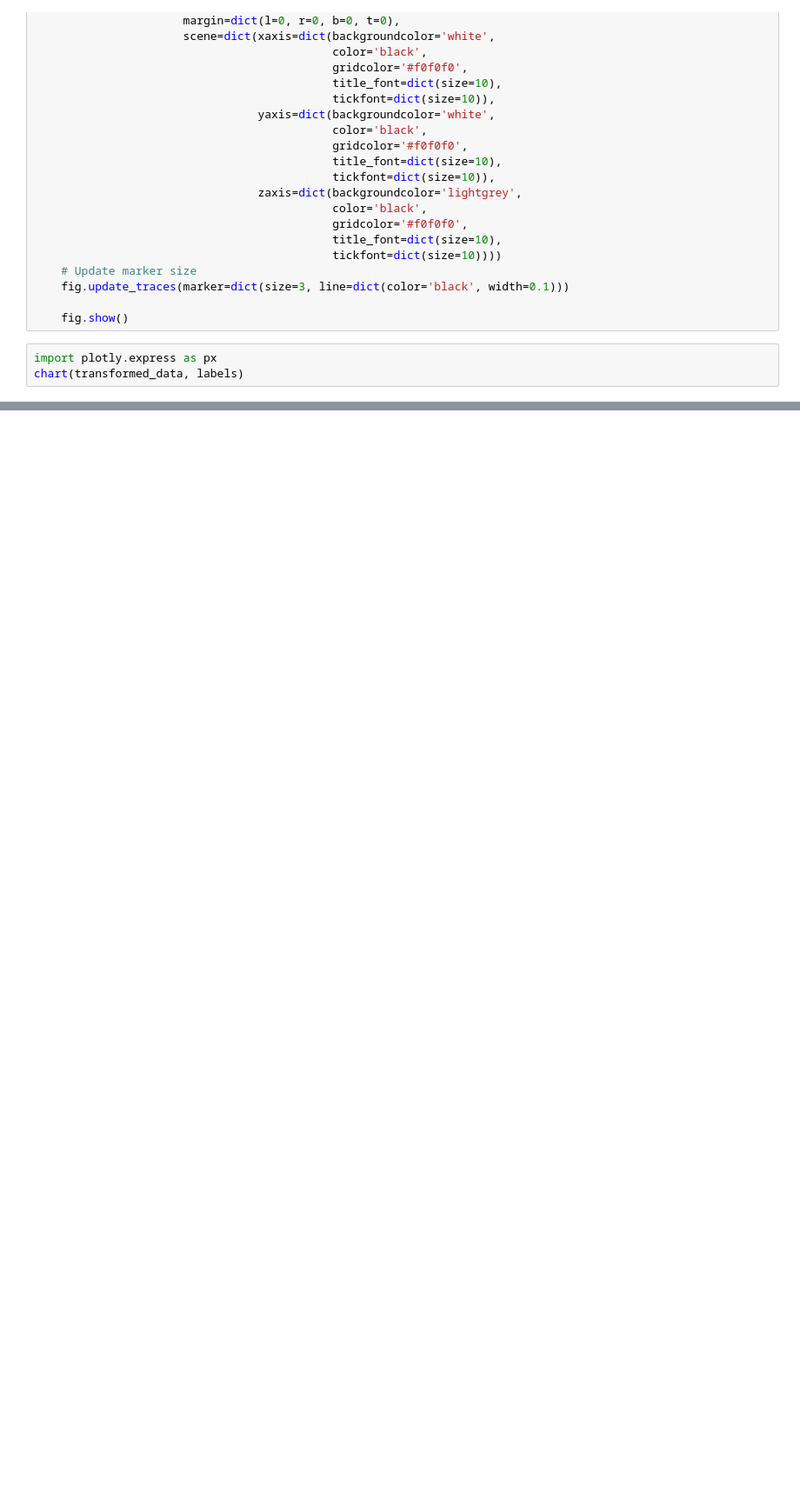
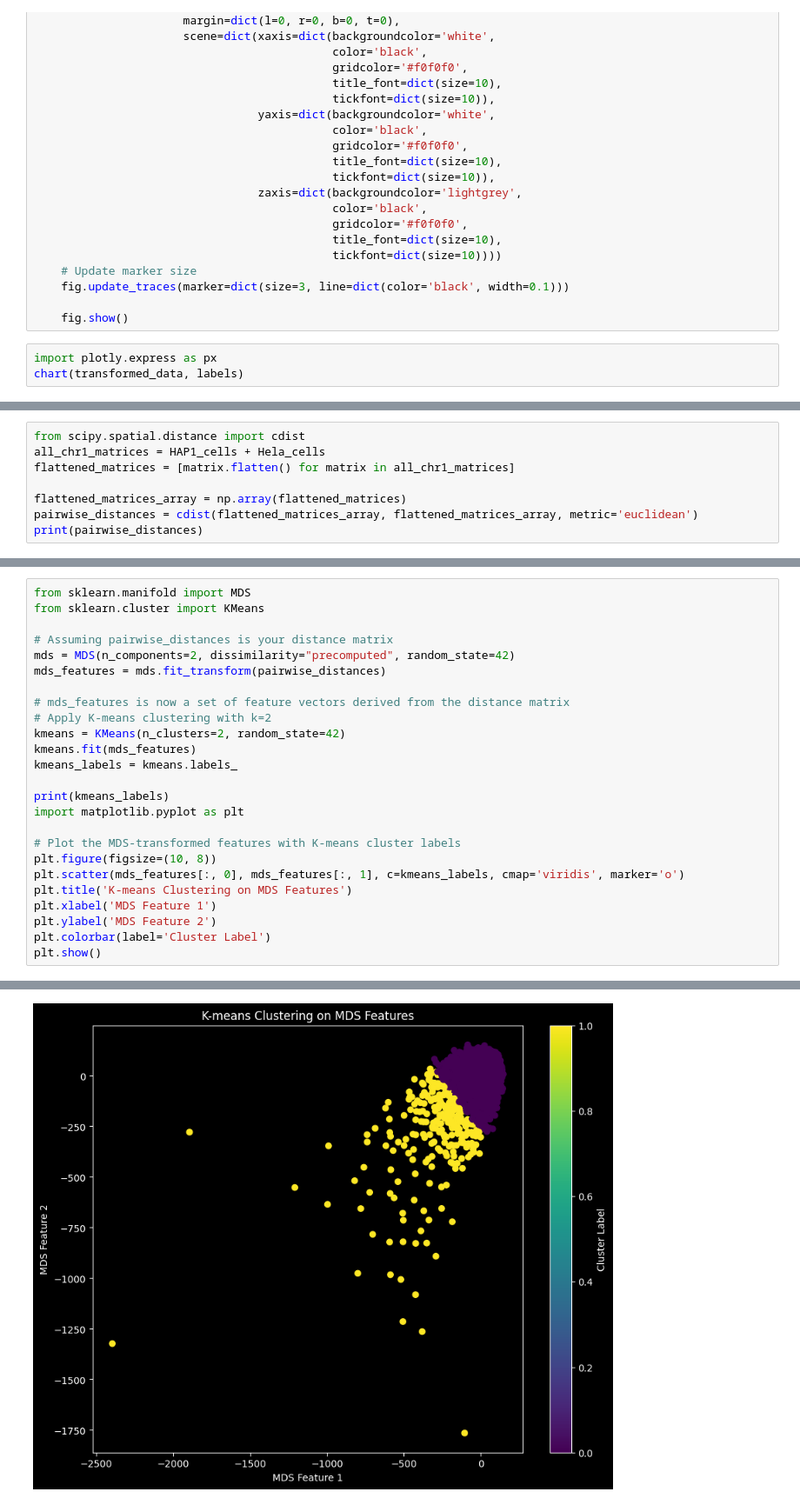
Before and after one commit to HaochongYANG/dna_heterogeneity, a Jupyter notebook: kmeans.ipynb, the cells around one changed output, grey strips where cells are left out. Shown at 87% size. Drawn from its saved outputs; the diff is of its cells as text; blank space fills up the shorter version.

```diff
--- a/kmeans.ipynb
+++ b/kmeans.ipynb
@@ -169,0 +309,8 @@ chart(transformed_data, labels)
+# %%
+from scipy.spatial.distance import cdist
+all_chr1_matrices = HAP1_cells + Hela_cells
+flattened_matrices = [matrix.flatten() for matrix in all_chr1_matrices]
+
+flattened_matrices_array = np.array(flattened_matrices)
+pairwise_distances = cdist(flattened_matrices_array, flattened_matrices_array, metric='euclidean')
+print(pairwise_distances)
@@ -169,0 +331,26 @@ chart(transformed_data, labels)
+# %%
+from sklearn.manifold import MDS
+from sklearn.cluster import KMeans
+
+# Assuming pairwise_distances is your distance matrix
+mds = MDS(n_components=2, dissimilarity="precomputed", random_state=42)
+mds_features = mds.fit_transform(pairwise_distances)
+
+# mds_features is now a set of feature vectors derived from the distance matrix
+# Apply K-means clustering with k=2
+kmeans = KMeans(n_clusters=2, random_state=42)
+kmeans.fit(mds_features)
+kmeans_labels = kmeans.labels_
+
+print(kmeans_labels)
+import matplotlib.pyplot as plt
+
+# Plot the MDS-transformed features with K-means cluster labels
+plt.figure(figsize=(10, 8))
+plt.scatter(mds_features[:, 0], mds_features[:, 1], c=kmeans_labels, cmap='viridis', marker='o')
+plt.title('K-means Clustering on MDS Features')
+plt.xlabel('MDS Feature 1')
+plt.ylabel('MDS Feature 2')
+plt.colorbar(label='Cluster Label')
+plt.show()
+# %% [output]
@@ -169,0 +358 @@ chart(transformed_data, labels)
+[figure, added]
```
Also changed, not shown: parts of 22 cells of this notebook, 1 other file.
